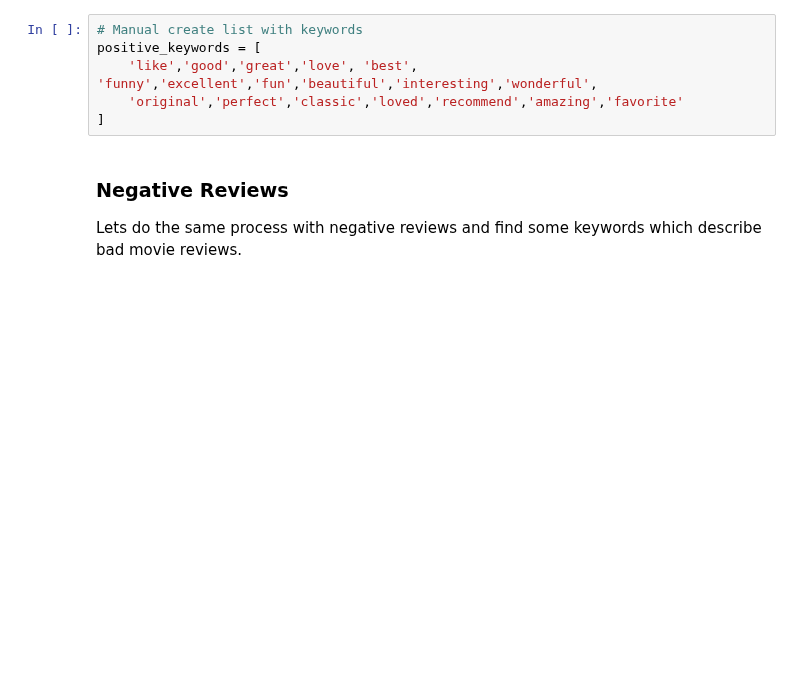
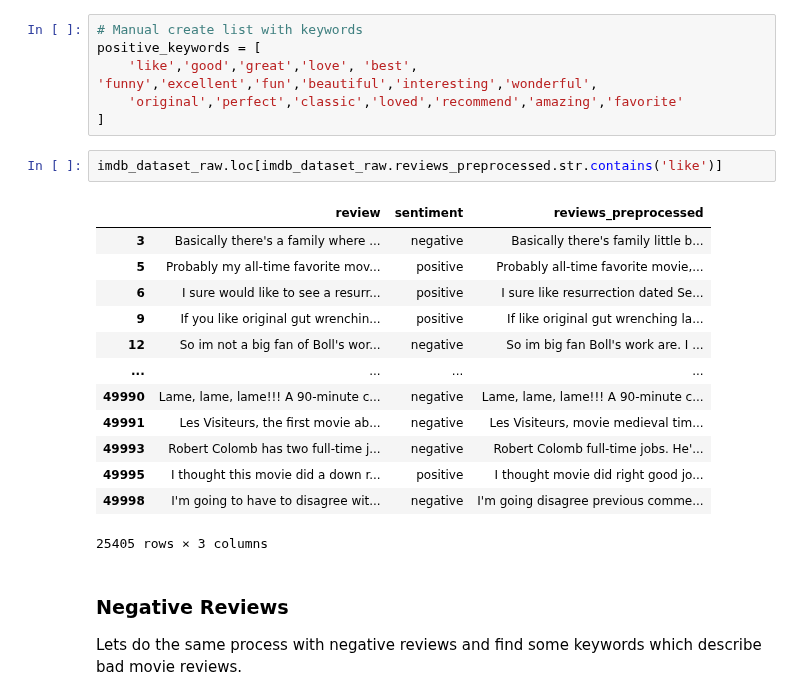
Before and after one commit to knodle/knodle, a Jupyter notebook: tutorials/ImdbDataset/Prepare_IMDB_Data.ipynb, the cells around one changed output. Drawn from its saved outputs; the diff is of its cells as text; blank space fills up the shorter version.

```diff
--- a/tutorials/ImdbDataset/Prepare_IMDB_Data.ipynb
+++ b/tutorials/ImdbDataset/Prepare_IMDB_Data.ipynb
@@ -176,6 +176,22 @@ positive_keywords = [
     'like','good','great','love', 'best', 'funny','excellent','fun','beautiful','interesting','wonderful',
     'original','perfect','classic','loved','recommend','amazing','favorite'
 ]
+# %%
+imdb_dataset_raw.loc[imdb_dataset_raw.reviews_preprocessed.str.contains('like')]
+# %% [output]
+|  | review | sentiment | reviews_preprocessed |
+| 3 | Basically there's a family where ... | negative | Basically there's family little b... |
+| 5 | Probably my all-time favorite mov... | positive | Probably all-time favorite movie,... |
+| 6 | I sure would like to see a resurr... | positive | I sure like resurrection dated Se... |
+| 9 | If you like original gut wrenchin... | positive | If like original gut wrenching la... |
+| 12 | So im not a big fan of Boll's wor... | negative | So im big fan Boll's work are. I ... |
+| ... | ... | ... | ... |
+| 49990 | Lame, lame, lame!!! A 90-minute c... | negative | Lame, lame, lame!!! A 90-minute c... |
+| 49991 | Les Visiteurs, the first movie ab... | negative | Les Visiteurs, movie medieval tim... |
+| 49993 | Robert Colomb has two full-time j... | negative | Robert Colomb full-time jobs. He'... |
+| 49995 | I thought this movie did a down r... | positive | I thought movie did right good jo... |
+| 49998 | I'm going to have to disagree wit... | negative | I'm going disagree previous comme... |
+25405 rows × 3 columns
 # %% [markdown]
 ### Negative Reviews
 
```
Also changed, not shown: parts of 9 cells of this notebook, 1 other file.
